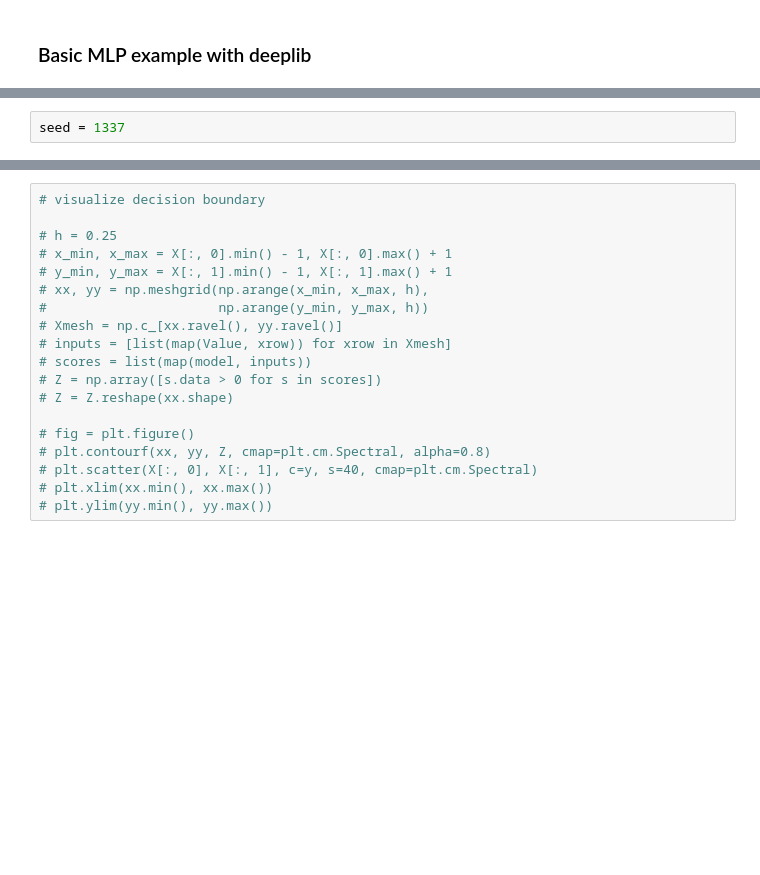
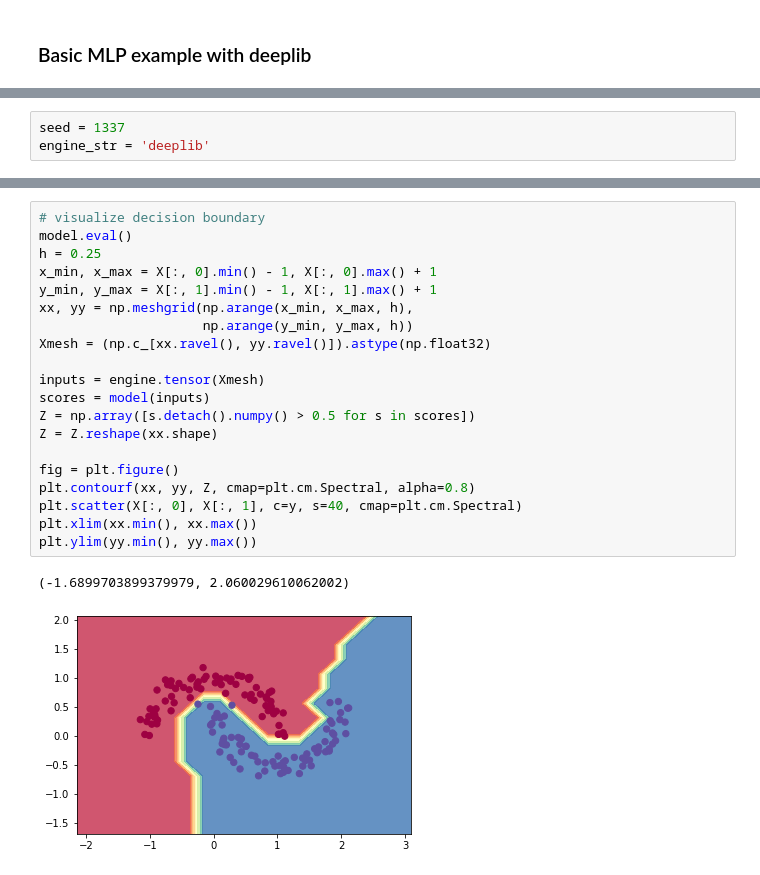
Before and after one commit to pgmesa/synapgrad, a Jupyter notebook: basic_mlp_example.ipynb, the cells around one changed output, grey strips where cells are left out. Drawn from its saved outputs; the diff is of its cells as text; blank space fills up the shorter version.

```diff
--- a/basic_mlp_example.ipynb
+++ b/basic_mlp_example.ipynb
@@ -16,2 +12,3 @@ from deeplib.utils import split_dataset, DataLoader, Trainer
 # %%
 seed = 1337
+engine_str = 'deeplib'
@@ -99,19 +115,23 @@ trainer.plot(['accuracy', 'loss'])
 # %%
 # visualize decision boundary
+model.eval()
+h = 0.25
+x_min, x_max = X[:, 0].min() - 1, X[:, 0].max() + 1
+y_min, y_max = X[:, 1].min() - 1, X[:, 1].max() + 1
+xx, yy = np.meshgrid(np.arange(x_min, x_max, h),
+                     np.arange(y_min, y_max, h))
+Xmesh = (np.c_[xx.ravel(), yy.ravel()]).astype(np.float32)
 
-# h = 0.25
-# x_min, x_max = X[:, 0].min() - 1, X[:, 0].max() + 1
-# y_min, y_max = X[:, 1].min() - 1, X[:, 1].max() + 1
-# xx, yy = np.meshgrid(np.arange(x_min, x_max, h),
-#                      np.arange(y_min, y_max, h))
-# Xmesh = np.c_[xx.ravel(), yy.ravel()]
-# inputs = [list(map(Value, xrow)) for xrow in Xmesh]
-# scores = list(map(model, inputs))
-# Z = np.array([s.data > 0 for s in scores])
-# Z = Z.reshape(xx.shape)
+inputs = engine.tensor(Xmesh)
+scores = model(inputs)
+Z = np.array([s.detach().numpy() > 0.5 for s in scores])
+Z = Z.reshape(xx.shape)
 
-# fig = plt.figure()
-# plt.contourf(xx, yy, Z, cmap=plt.cm.Spectral, alpha=0.8)
-# plt.scatter(X[:, 0], X[:, 1], c=y, s=40, cmap=plt.cm.Spectral)
-# plt.xlim(xx.min(), xx.max())
-# plt.ylim(yy.min(), yy.max())
+fig = plt.figure()
+plt.contourf(xx, yy, Z, cmap=plt.cm.Spectral, alpha=0.8)
+plt.scatter(X[:, 0], X[:, 1], c=y, s=40, cmap=plt.cm.Spectral)
+plt.xlim(xx.min(), xx.max())
+plt.ylim(yy.min(), yy.max())
+# %% [output]
+(-1.6899703899379979, 2.060029610062002)
+[figure, added]
```
Also changed, not shown: parts of 12 cells of this notebook, 24 other files.
